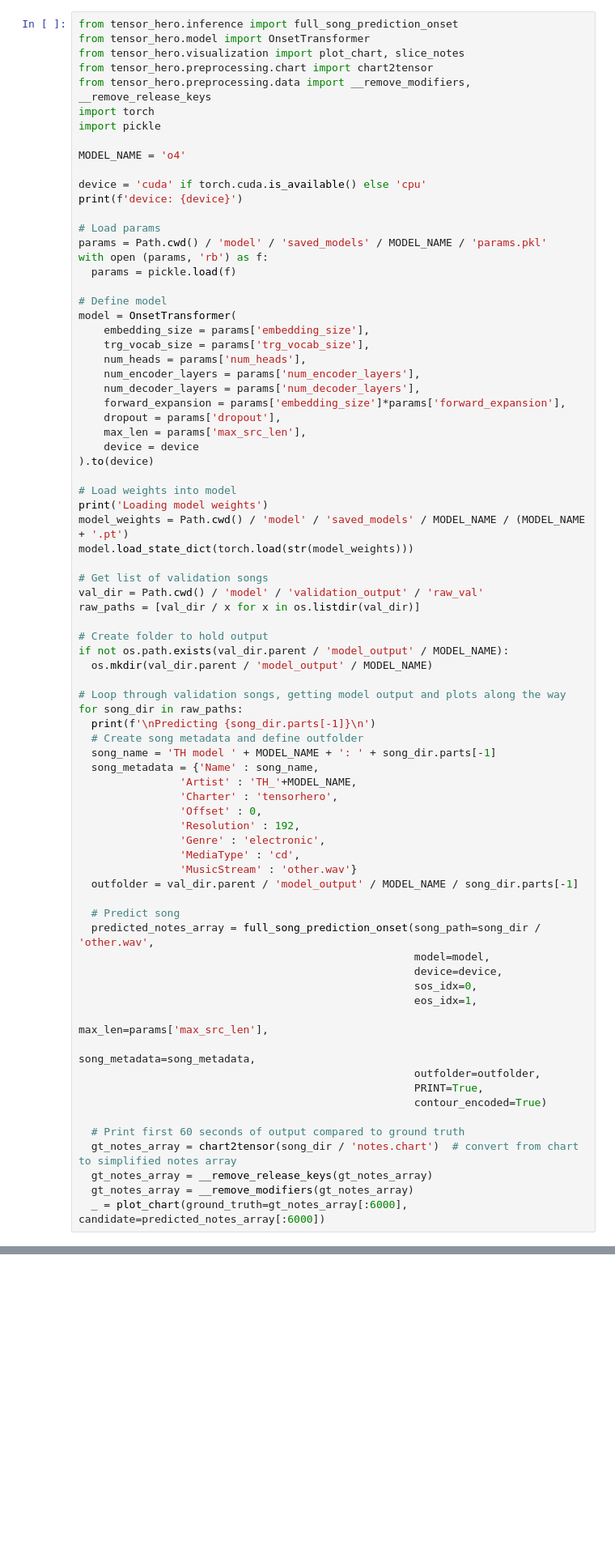
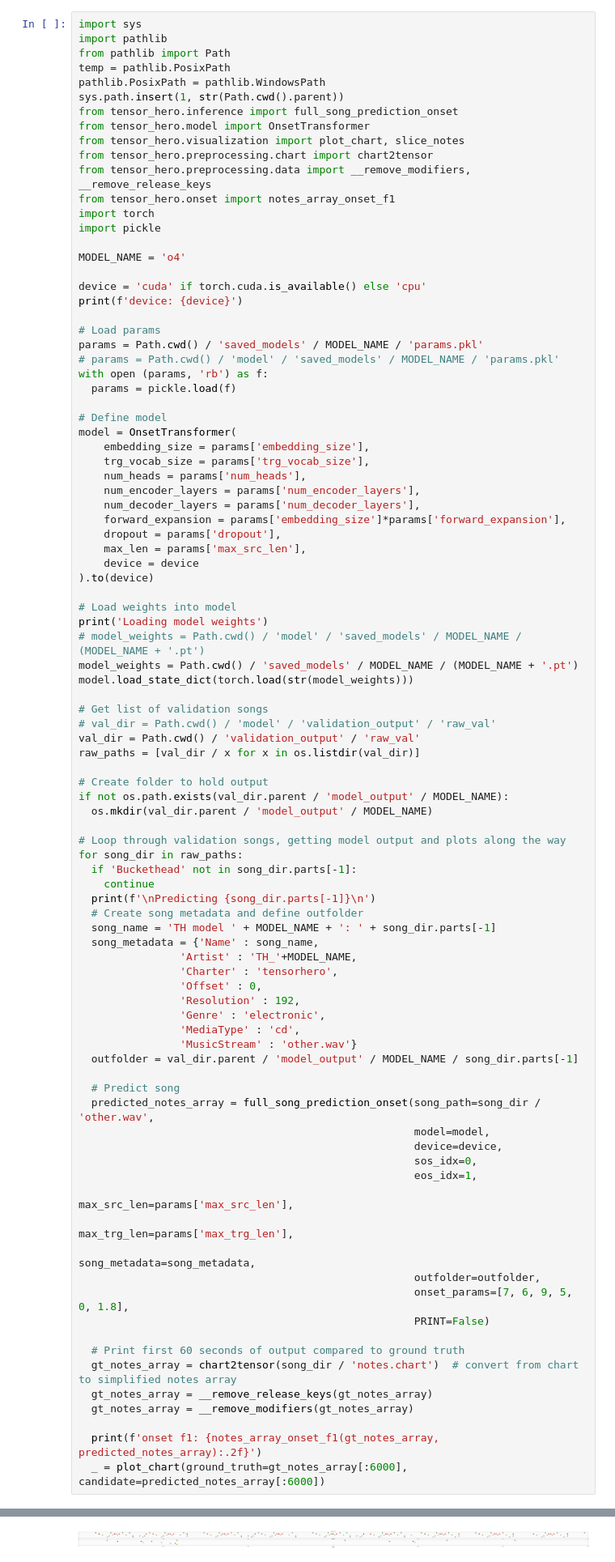
Before and after one commit to elliottwaissbluth/tensor-hero, a Jupyter notebook: model/get_val_output_onset.ipynb, the cells around one changed output, grey strips where cells are left out. Shown at 81% size. Cells and saved outputs as stored; diff of their text form; blank space fills up the shorter version.

Commit message:
Implemented onsettransformer decoding pipeline

```diff
--- a/model/get_val_output_onset.ipynb
+++ b/model/get_val_output_onset.ipynb
@@ -83,11 +83,18 @@ Sat Apr 23 20:48:09 2022
 |  No running processes found                                                 |
 +-----------------------------------------------------------------------------+
 # %%
+import sys
+import pathlib
+from pathlib import Path
+temp = pathlib.PosixPath
+pathlib.PosixPath = pathlib.WindowsPath
+sys.path.insert(1, str(Path.cwd().parent))
 from tensor_hero.inference import full_song_prediction_onset
 from tensor_hero.model import OnsetTransformer
 from tensor_hero.visualization import plot_chart, slice_notes
 from tensor_hero.preprocessing.chart import chart2tensor
 from tensor_hero.preprocessing.data import __remove_modifiers, __remove_release_keys
+from tensor_hero.onset import notes_array_onset_f1
 import torch
 import pickle
 
@@ -97,7 +104,8 @@ device = 'cuda' if torch.cuda.is_available() else 'cpu'
 print(f'device: {device}')
 
 # Load params
-params = Path.cwd() / 'model' / 'saved_models' / MODEL_NAME / 'params.pkl'
+params = Path.cwd() / 'saved_models' / MODEL_NAME / 'params.pkl'
+# params = Path.cwd() / 'model' / 'saved_models' / MODEL_NAME / 'params.pkl'
 with open (params, 'rb') as f:
   params = pickle.load(f)
 
@@ -116,11 +124,13 @@ model = OnsetTransformer(
 
 # Load weights into model
 print('Loading model weights')
-model_weights = Path.cwd() / 'model' / 'saved_models' / MODEL_NAME / (MODEL_NAME + '.pt')
+# model_weights = Path.cwd() / 'model' / 'saved_models' / MODEL_NAME / (MODEL_NAME + '.pt')
+model_weights = Path.cwd() / 'saved_models' / MODEL_NAME / (MODEL_NAME + '.pt')
 model.load_state_dict(torch.load(str(model_weights)))
 
 # Get list of validation songs
-val_dir = Path.cwd() / 'model' / 'validation_output' / 'raw_val'
+# val_dir = Path.cwd() / 'model' / 'validation_output' / 'raw_val'
+val_dir = Path.cwd() / 'validation_output' / 'raw_val'
 raw_paths = [val_dir / x for x in os.listdir(val_dir)]
 
 # Create folder to hold output
@@ -129,6 +139,8 @@ if not os.path.exists(val_dir.parent / 'model_output' / MODEL_NAME):
 
 # Loop through validation songs, getting model output and plots along the way
 for song_dir in raw_paths:
+  if 'Buckethead' not in song_dir.parts[-1]:
+    continue
   print(f'\nPredicting {song_dir.parts[-1]}\n')
   # Create song metadata and define outfolder
   song_name = 'TH model ' + MODEL_NAME + ': ' + song_dir.parts[-1]
@@ -148,16 +160,19 @@ for song_dir in raw_paths:
                                                      device=device,
                                                      sos_idx=0,
                                                      eos_idx=1,
-                                                     max_len=params['max_src_len'],
+                                                     max_src_len=params['max_src_len'],
+                                                     max_trg_len=params['max_trg_len'],
                                                      song_metadata=song_metadata,
                                                      outfolder=outfolder,
-                                                     PRINT=True,
-                                                     contour_encoded=True)
+                                                     onset_params=[7, 6, 9, 5, 0, 1.8],
+                                                     PRINT=False)
 
   # Print first 60 seconds of output compared to ground truth
   gt_notes_array = chart2tensor(song_dir / 'notes.chart')  # convert from chart to simplified notes array
   gt_notes_array = __remove_release_keys(gt_notes_array)
   gt_notes_array = __remove_modifiers(gt_notes_array)
+
+  print(f'onset f1: {notes_array_onset_f1(gt_notes_array, predicted_notes_array):.2f}')
   _ = plot_chart(ground_truth=gt_notes_array[:6000], candidate=predicted_notes_array[:6000])
 # %% [output]
 device: cuda
@@ -356,0 +187 @@ predicting segment 11/63
+[figure, added]
```
Also changed, not shown: parts of 1 cell of this notebook, 8 other files.
